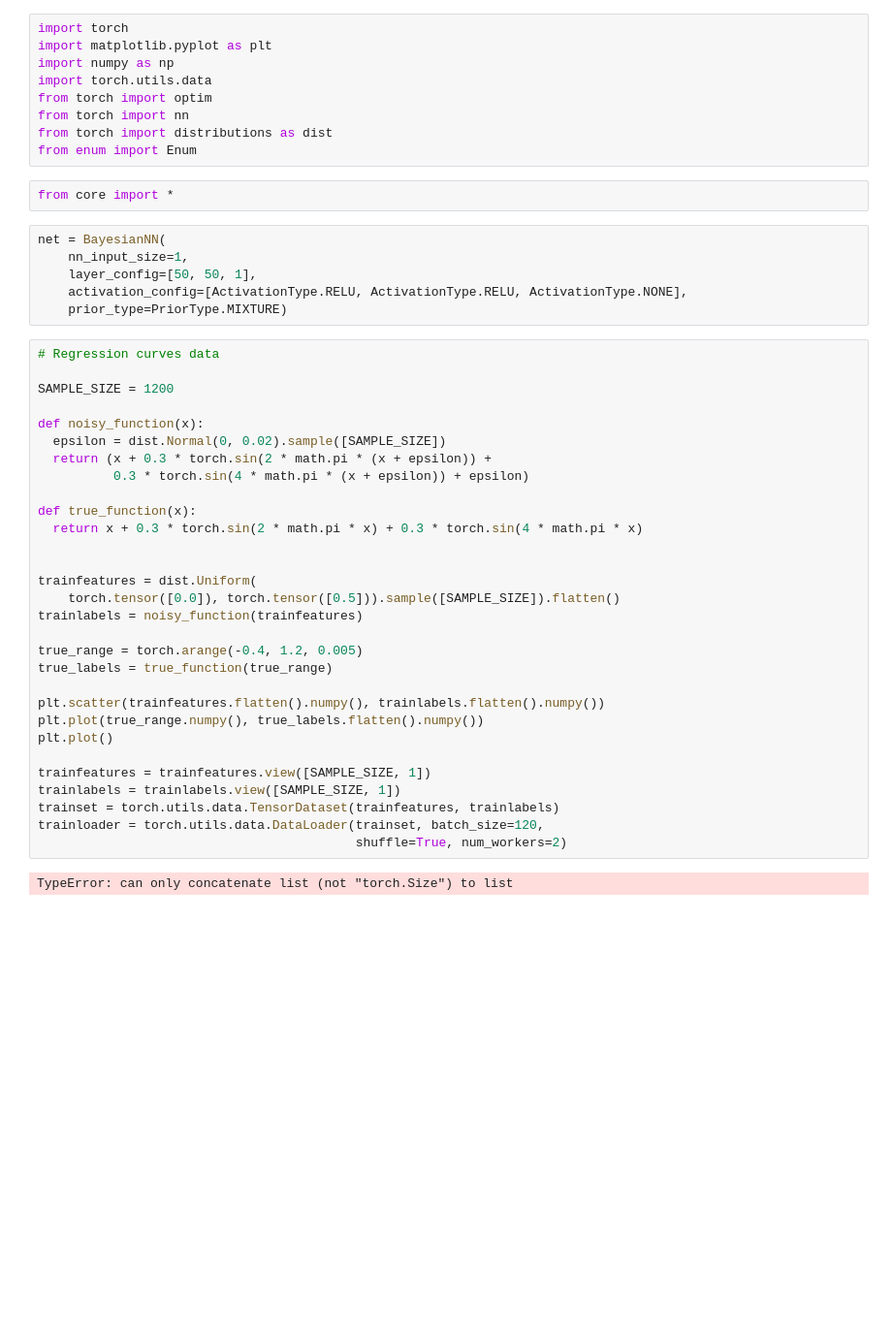
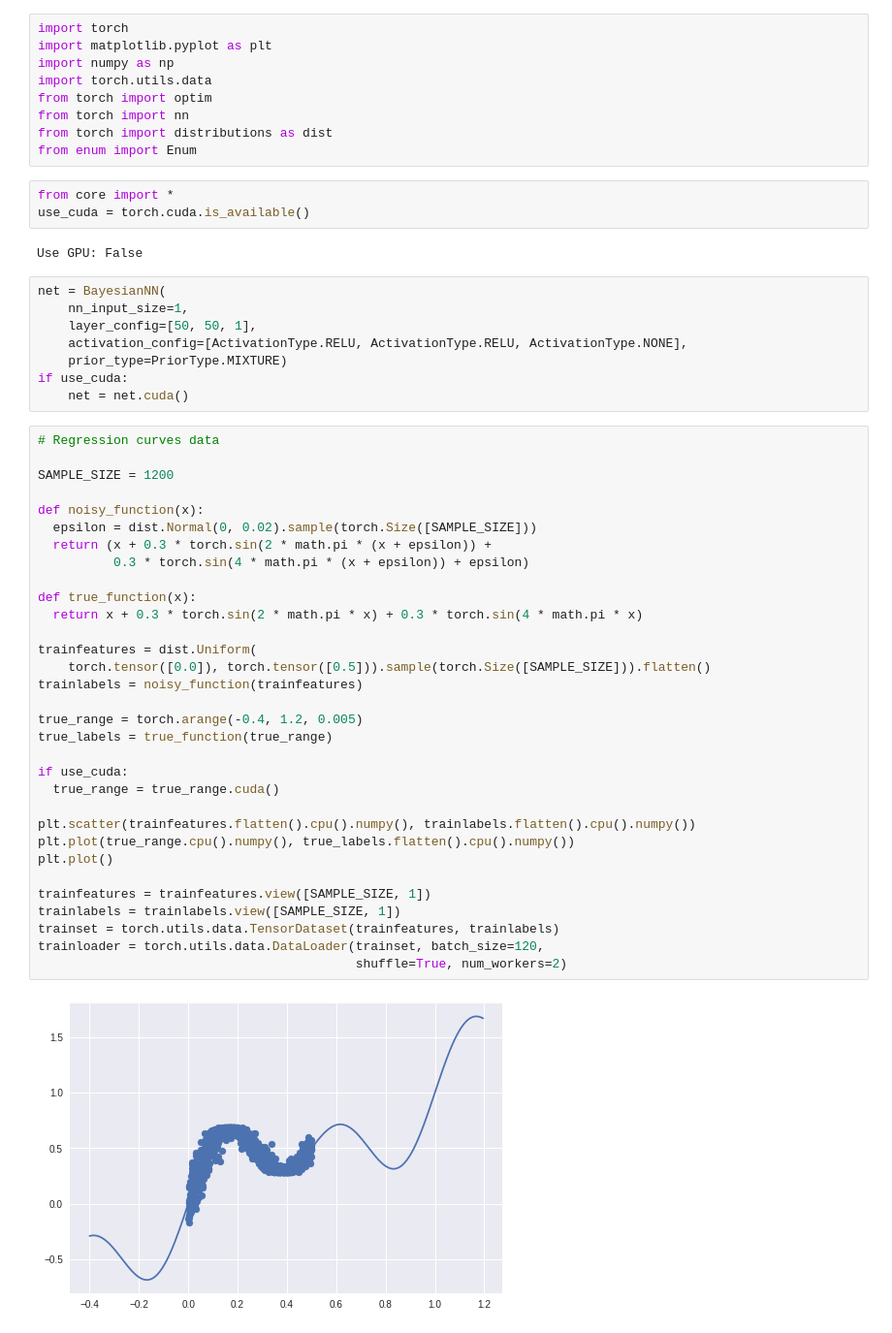
Before and after one commit to JINKEHE/BayesByBackprop, a Jupyter notebook: regression.ipynb, the cells around one changed output. Shown at 97% size. Saved outputs shown, nothing was run; the diff lists cells and outputs as text; blank space fills up the shorter version.

```diff
--- a/regression.ipynb
+++ b/regression.ipynb
@@ -9,44 +9,51 @@ from torch import distributions as dist
 from enum import Enum
 # %%
 from core import *
+use_cuda = torch.cuda.is_available()
+# %% [output]
+Use GPU: False
 # %%
 net = BayesianNN(
     nn_input_size=1,
     layer_config=[50, 50, 1],
     activation_config=[ActivationType.RELU, ActivationType.RELU, ActivationType.NONE],
     prior_type=PriorType.MIXTURE)
+if use_cuda:
+    net = net.cuda()
 # %%
 # Regression curves data
 
 SAMPLE_SIZE = 1200
 
 def noisy_function(x):
-  epsilon = dist.Normal(0, 0.02).sample([SAMPLE_SIZE])
+  epsilon = dist.Normal(0, 0.02).sample(torch.Size([SAMPLE_SIZE]))
   return (x + 0.3 * torch.sin(2 * math.pi * (x + epsilon)) +
           0.3 * torch.sin(4 * math.pi * (x + epsilon)) + epsilon)
 
 def true_function(x):
   return x + 0.3 * torch.sin(2 * math.pi * x) + 0.3 * torch.sin(4 * math.pi * x)
 
-
 trainfeatures = dist.Uniform(
-    torch.tensor([0.0]), torch.tensor([0.5])).sample([SAMPLE_SIZE]).flatten()
+    torch.tensor([0.0]), torch.tensor([0.5])).sample(torch.Size([SAMPLE_SIZE])).flatten()
 trainlabels = noisy_function(trainfeatures)
 
 true_range = torch.arange(-0.4, 1.2, 0.005)
 true_labels = true_function(true_range)
 
-plt.scatter(trainfeatures.flatten().numpy(), trainlabels.flatten().numpy())
-plt.plot(true_range.numpy(), true_labels.flatten().numpy())
+if use_cuda:
+  true_range = true_range.cuda()
+
+plt.scatter(trainfeatures.flatten().cpu().numpy(), trainlabels.flatten().cpu().numpy())
+plt.plot(true_range.cpu().numpy(), true_labels.flatten().cpu().numpy())
 plt.plot()
 
 trainfeatures = trainfeatures.view([SAMPLE_SIZE, 1])
 trainlabels = trainlabels.view([SAMPLE_SIZE, 1])
 trainset = torch.utils.data.TensorDataset(trainfeatures, trainlabels)
 trainloader = torch.utils.data.DataLoader(trainset, batch_size=120,
                                           shuffle=True, num_workers=2)
 # %% [output]
-TypeError: can only concatenate list (not "torch.Size") to list
+[figure, added]
 # %%
 # Training
 
```
Also changed, not shown: parts of 1 cell of this notebook, 2 other files.
